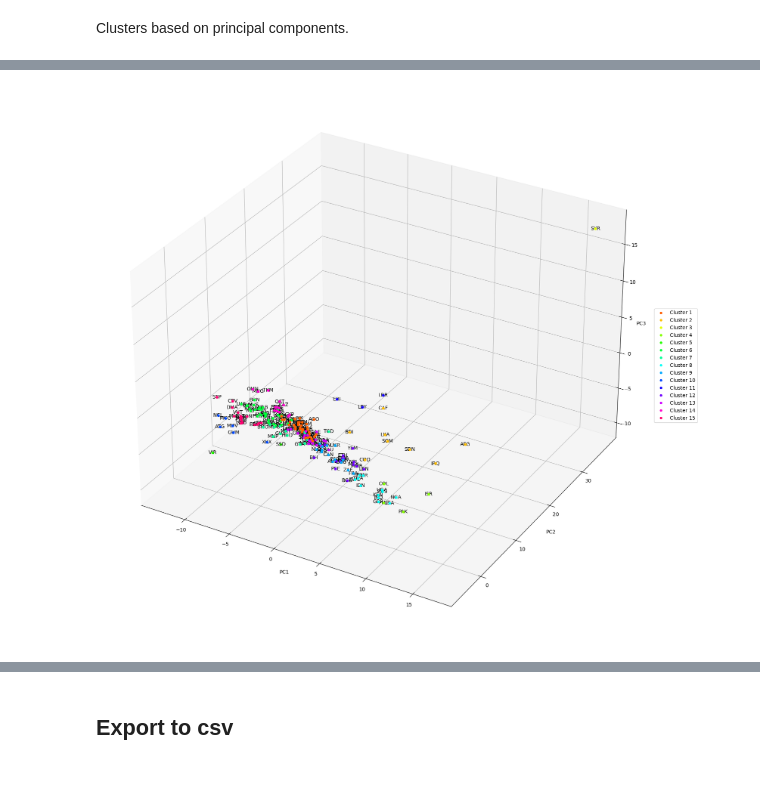
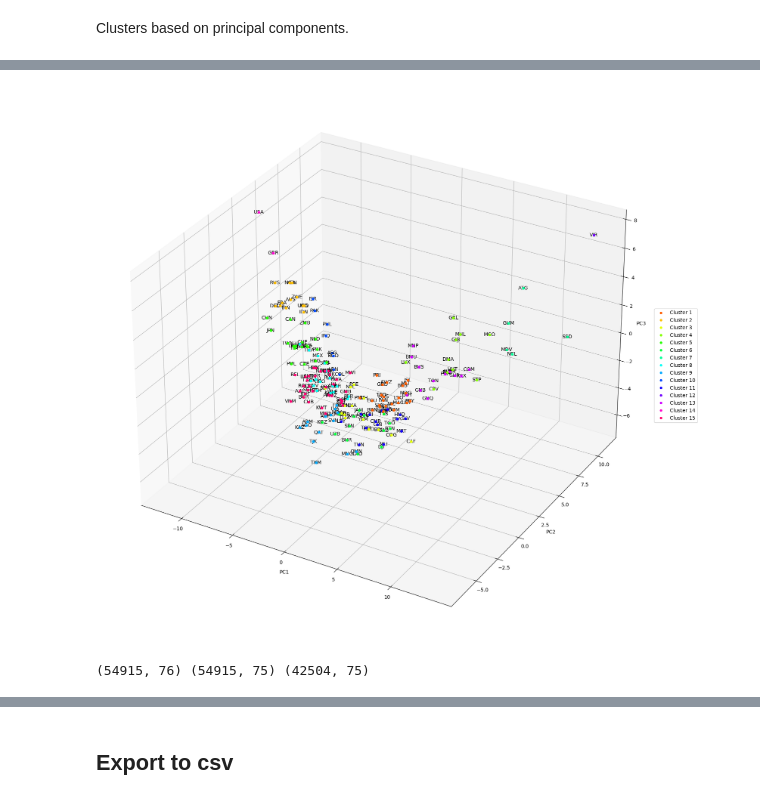
Before and after one commit to luisquinonesPR/thesis, a Jupyter notebook: utils/preprocessing.ipynb, the cells around one changed output, grey strips where cells are left out. Cells and saved outputs as stored; diff of their text form; code cells hidden in the pictures.

```diff
--- a/utils/preprocessing.ipynb
+++ b/utils/preprocessing.ipynb
@@ -1248,23 +1639,26 @@ df_cyclical.loc[df_cyclical['isocode'] == 'ALB', ['month_year', 'month_sin', 'mo
 # %%
-df_clusters = df_cyclical.copy()
+df_clusters_train = df_clusters.loc[df_clusters['year'] <= train_end]
 
-df_clusters = df_clusters.loc[df_clusters['year'] <= train_end]
-
-print(df_clusters.month_year.min(), df_clusters.month_year.max())
+print(df_clusters_train.month_year.min(), df_clusters_train.month_year.max())
 
 ## group columns
-peace_count = conflict_choice + '_since'
-death_share_cols = df_clusters.filter(like='_deaths').columns.tolist()
-event_share_cols = df_clusters.filter(like='share_events').columns.tolist()  #event_share_cols = ['share_events_{}'.format(i) for i in range(1, 21)]
+
+event_share_cols = df_clusters_train.filter(like='share_events').columns.tolist()  #event_share_cols = ['share_events_{}'.format(i) for i in range(1, 21)]
 event_stock_cols = ['event_share_{}_stock'.format(i) for i in range(1, 21)]
-past_cols = ['deaths_stock', 'past6', 'past12',	'past60', 'past120']
-adm1_cols = ['Adm1_Median', 'Adm1_Mean']
+#death_share_cols = df_clusters.filter(like='_deaths').columns.tolist() # state, nonstate, one-sided, civilians
+#past_cols = ['deaths_stock'] #, 'past6', 'past12',	'past60', 'past120']
+
+#peace_count = conflict_choice + '_since'
+#adm1_cols = ['Adm1_Median', 'Adm1_Mean']
 
 # how to aggregate them
-mean_max =  [deaths_choice] + [peace_count] + ['deaths']  + past_cols + death_share_cols  #+ adm1_cols
-max_only = ['num_regions'] + ['Adm1_Max']
-mean_only = [conflict_choice] + ['norm_total_events'] + ['Adm1_Mean']
+mean_max =  [deaths_choice]   #+ death_share_cols  + adm1_cols + + [peace_count] + ['deaths'] + past_cols
+#max_only = ['num_regions'] + ['Adm1_Max']
+mean_only = [conflict_choice] + ['norm_total_events'] #+ ['Adm1_Mean']
 median_only = event_stock_cols
 all_aggs = event_share_cols
+
+cols_not_used = set(df_clusters_train.columns.tolist()) - set(mean_max + max_only + mean_only + median_only + all_aggs)
+cols_not_used
 # %% [output]
 2000-01-01 00:00:00 2017-12-01 00:00:00
@@ -1308,7 +1704,7 @@ cols_not_used
 # %%
-aggregated_data = (df_clusters.groupby(unit_of_analyis)
+aggregated_data = (df_clusters_train.groupby(unit_of_analyis)
                 .agg({**agg_functions_mean_max,
-                      **agg_functions_max_only,
+                      #**agg_functions_max_only,
                       **agg_functions_mean_only,
                       **agg_functions_median_only,
                       **agg_functions_all_aggs}))
@@ -1398,7 +1793,7 @@ kmeans.fit(normalized_data_pca)
 cluster_labels = kmeans.labels_
 
 # Add cluster labels to the dataframe
-data_pca['Cluster'] = cluster_labels
+data_pca['cluster'] = cluster_labels
 
 # Function to get country name from ISO code
 def get_country_name(iso_code):
@@ -1419,10 +1814,10 @@ data_pca['Country Name'] = data_pca['isocode'].apply(get_country_name)
 
 cluster_names = []
 for i in range(0,15):
-    print(f'Cluster {i}' , data_pca.loc[data_pca['Cluster'] == i, 'Country Name'].tolist())
+    print(f'cluster {i}' , data_pca.loc[data_pca['cluster'] == i, 'Country Name'].tolist())
 
 
 # save values in a dictionary to apply to the original data
-cluster_dict = data_pca.groupby('Cluster')[unit_of_analyis].apply(list).to_dict()
+cluster_dict = data_pca.groupby('cluster')[unit_of_analyis].apply(list).to_dict()
 print('cluster dictionary example', cluster_dict[0])
 # %% [output]
@@ -1445,27 +1840,33 @@ cluster dictionary example ['BHS', 'BLZ', 'COM', 'CPV', 'DMA', 'ESH', 'GIB', 'GN
 # %%
 # Create a color palette with 15 distinct colors
-num_clusters = data_pca['Cluster'].nunique()
+num_clusters = data_pca['cluster'].nunique()
 palette = sns.color_palette('hsv', num_clusters)
 
 fig = plt.figure(figsize=(20, 20))
 ax = fig.add_subplot(111, projection='3d')
 
 for index, row in data_pca.iterrows():
-    cluster_color = palette[row['Cluster'] - 1]
-    ax.scatter(row['PC1'], row['PC2'], row['PC3'], c=[cluster_color], label=row['isocode'])
-    ax.text(row['PC1'], row['PC2'], row['PC3'], row['isocode'], color='black', fontsize=10, ha='center', va='center')
+    cluster_color = palette[row['cluster'] - 1]
+    ax.scatter(row['PC1'], row['PC2'], row['PC3'], c=[cluster_color], label=row[unit_of_analyis])
+    ax.text(row['PC1'], row['PC2'], row['PC3'], row[unit_of_analyis], color='black', fontsize=10, ha='center', va='center')
 
 ax.set_xlabel('PC1')
 ax.set_ylabel('PC2')
 ax.set_zlabel('PC3')
 
 legend_elements = []
 for cluster_label, color in enumerate(palette, start=1):
     legend_elements.append(plt.Line2D([0], [0], marker='o', color='w', markerfacecolor=color, label=f'Cluster {cluster_label}'))
 
 # Place the legend outside the graph
 ax.legend(handles=legend_elements, loc='center left', bbox_to_anchor=(1, 0.5))
 
 plt.show()
 # %% [output]
-[figure, old version]
+[figure, new version]
+# %%
+df_clusters_joined = pd.merge(df_clusters, data_pca[[unit_of_analyis, 'cluster']], on= unit_of_analyis, how='left')
+
+print(df_clusters_joined.shape, df_clusters.shape, df_clusters_train.shape)
+# %% [output]
+(54915, 76) (54915, 75) (42504, 75)
```
Also changed, not shown: parts of 73 cells of this notebook, 8 other files.
